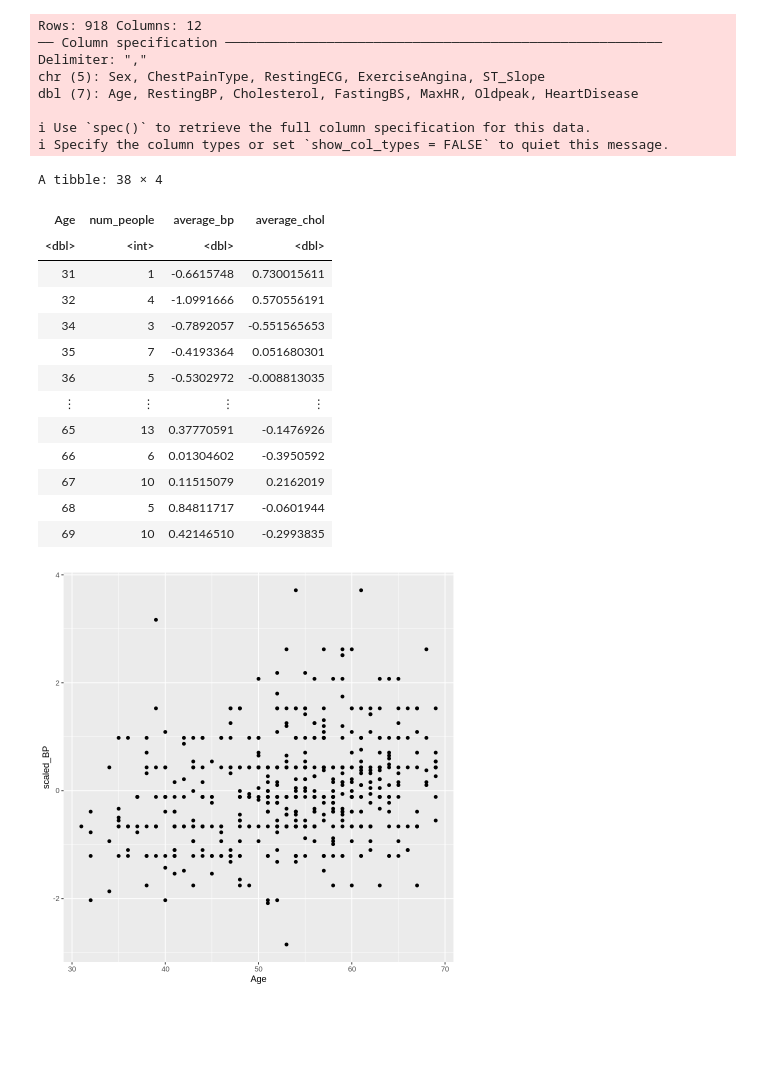
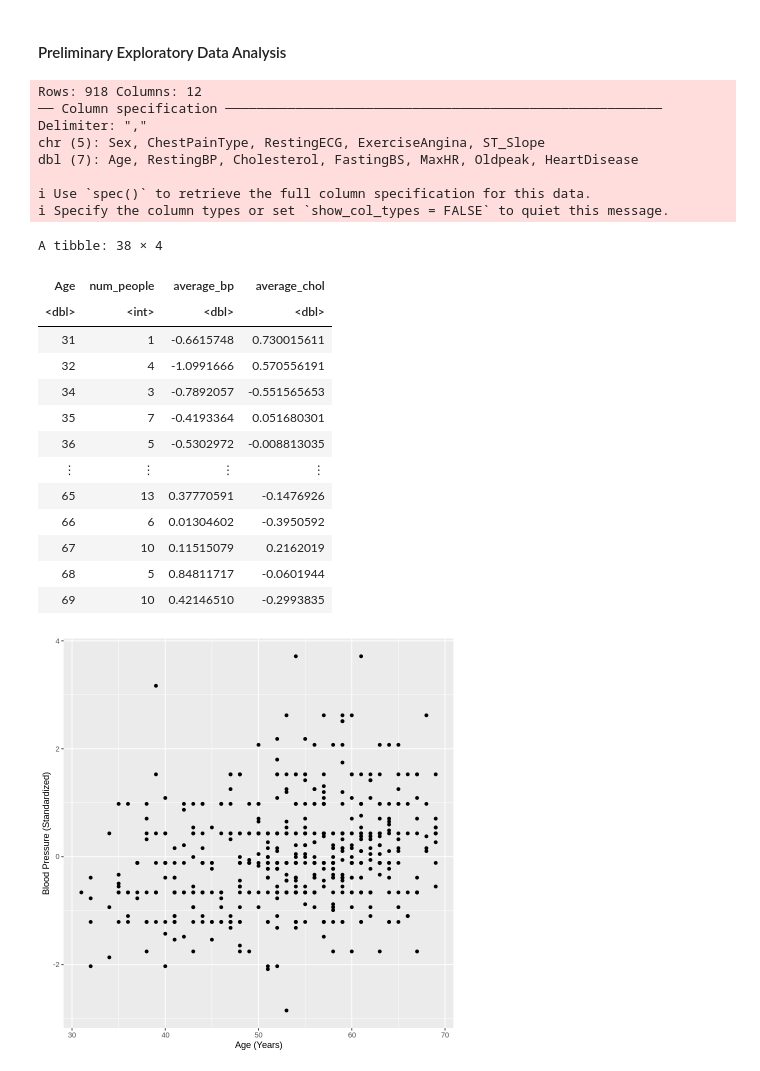
Before and after one commit to flrasu/DSCI-100-002-2, a Jupyter notebook: project_proposal.ipynb, the cells around one changed output. Cells and saved outputs as stored; diff of their text form; code cells hidden in the pictures; blank space fills up the shorter version.

```diff
--- a/project_proposal.ipynb
+++ b/project_proposal.ipynb
@@ -1,3 +6,5 @@
+# %% [markdown]
+#### Preliminary Exploratory Data Analysis
 # %%
 library(rvest)
 library(tidyverse)
@@ -6,20 +13,19 @@ library(readxl)
 library(tidymodels)
 options(repr.matrix.max.rows = 10)
 # %%
-## Preliminary exploratory data analysis
-heart_data <- read_csv("heart.csv") |>
+heart_url <- "https://raw.githubusercontent.com/flrasu/DSCI-100-002-2/main/heart.csv"
+
+heart_data <- read_csv(heart_url) |>
     select(Age, Sex, RestingBP, Cholesterol, HeartDisease) |>
     filter(Sex == "M", Age > 30, Age < 70) |>
     mutate(HeartDisease = as.factor(HeartDisease)) |>
     arrange(Age)
 
-
 scaled_heart_data <- heart_data |>
     mutate(scaled_age = scale(Age, center = TRUE),
-           scaled_BP = scale(RestingBP, center = TRUE),
+           scaled_bp = scale(RestingBP, center = TRUE),
            scaled_cholesterol = scale(Cholesterol, center = TRUE)) |>
-    select(Age, scaled_age, scaled_BP, scaled_cholesterol, HeartDisease)
-
+    select(Age, scaled_age, scaled_bp, scaled_cholesterol, HeartDisease)
 
 set.seed(0)
 heart_split <- initial_split(scaled_heart_data, prop = 0.75, strata = HeartDisease)
@@ -29,40 +35,37 @@ heart_test <- testing(heart_split)
 train_table <- heart_train |>
     group_by(Age) |>
     summarize(num_people = n(),
-              average_bp = mean(scaled_BP),
+              average_bp = mean(scaled_bp),
               average_chol = mean(scaled_cholesterol))
 train_table
 
 viz_bp <- heart_train |>
-    ggplot(aes(x = Age, y = scaled_BP)) +
-        geom_point()
+    ggplot(aes(x = Age, y = scaled_bp)) +
+        geom_point() +
+        xlab("Age (Years)") +
+        ylab("Blood Pressure (Standardized)")
 viz_bp
-
-viz_chol <- heart_train |>
-    ggplot(aes(x = Age, y = scaled_cholesterol)) +
-        geom_point()
-viz_chol
 # %% [output]
 Rows: 918 Columns: 12
 ── Column specification ────────────────────────────────────────────────────────
 Delimiter: ","
 chr (5): Sex, ChestPainType, RestingECG, ExerciseAngina, ST_Slope
 dbl (7): Age, RestingBP, Cholesterol, FastingBS, MaxHR, Oldpeak, HeartDisease
 
 ℹ Use `spec()` to retrieve the full column specification for this data.
 ℹ Specify the column types or set `show_col_types = FALSE` to quiet this message.
 A tibble: 38 × 4
 | Age | num_people | average_bp | average_chol |
 | <dbl> | <int> | <dbl> | <dbl> |
 | 31 | 1 | -0.6615748 | 0.730015611 |
 | 32 | 4 | -1.0991666 | 0.570556191 |
 | 34 | 3 | -0.7892057 | -0.551565653 |
 | 35 | 7 | -0.4193364 | 0.051680301 |
 | 36 | 5 | -0.5302972 | -0.008813035 |
 | ⋮ | ⋮ | ⋮ | ⋮ |
 | 65 | 13 | 0.37770591 | -0.1476926 |
 | 66 | 6 | 0.01304602 | -0.3950592 |
 | 67 | 10 | 0.11515079 | 0.2162019 |
 | 68 | 5 | 0.84811717 | -0.0601944 |
 | 69 | 10 | 0.42146510 | -0.2993835 |
-[figure, old version]
+[figure, new version]
```
Also changed, not shown: parts of 4 cells of this notebook.
